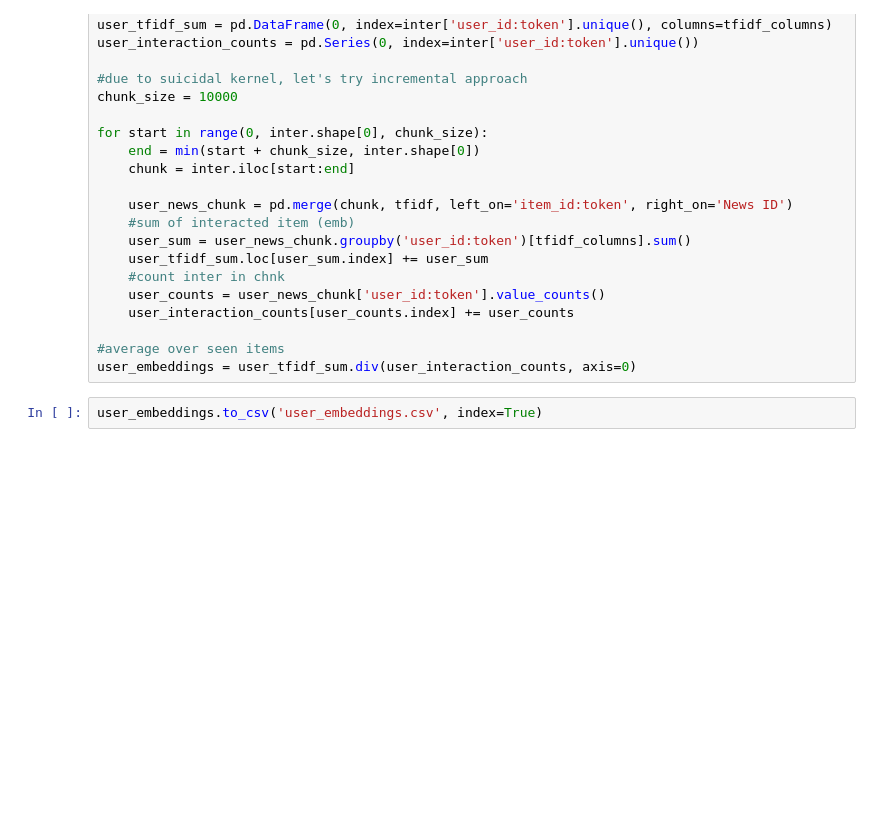
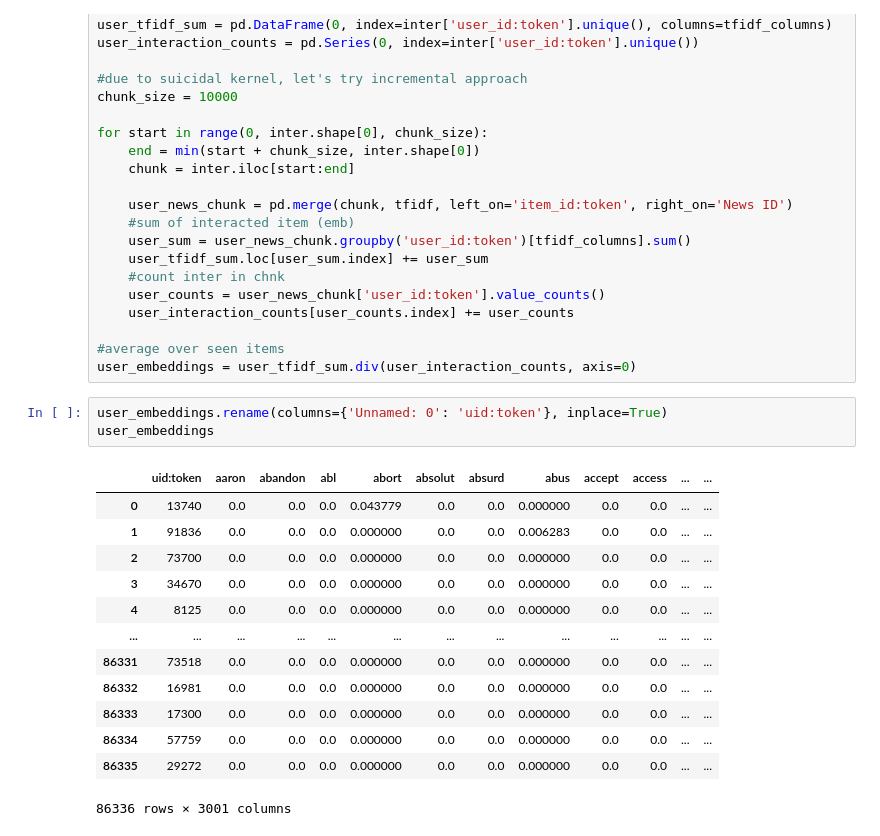
Before and after one commit to BianchiGiulia/practical_work, a Jupyter notebook: tf_idf.ipynb, the cells around one changed output. Saved outputs shown, nothing was run; the diff lists cells and outputs as text; blank space fills up the shorter version.

```diff
--- a/tf_idf.ipynb
+++ b/tf_idf.ipynb
@@ -175,5 +159,20 @@ for start in range(0, inter.shape[0], chunk_size):
 
 #average over seen items
 user_embeddings = user_tfidf_sum.div(user_interaction_counts, axis=0)
-# %%
-user_embeddings.to_csv('user_embeddings.csv', index=True)
+# %%
+user_embeddings.rename(columns={'Unnamed: 0': 'uid:token'}, inplace=True)
+user_embeddings
+# %% [output]
+|  | uid:token | aaron | abandon | abl | abort | absolut | absurd | abus | accept | access | ... | ... |
+| 0 | 13740 | 0.0 | 0.0 | 0.0 | 0.043779 | 0.0 | 0.0 | 0.000000 | 0.0 | 0.0 | ... | ... |
+| 1 | 91836 | 0.0 | 0.0 | 0.0 | 0.000000 | 0.0 | 0.0 | 0.006283 | 0.0 | 0.0 | ... | ... |
+| 2 | 73700 | 0.0 | 0.0 | 0.0 | 0.000000 | 0.0 | 0.0 | 0.000000 | 0.0 | 0.0 | ... | ... |
+| 3 | 34670 | 0.0 | 0.0 | 0.0 | 0.000000 | 0.0 | 0.0 | 0.000000 | 0.0 | 0.0 | ... | ... |
+| 4 | 8125 | 0.0 | 0.0 | 0.0 | 0.000000 | 0.0 | 0.0 | 0.000000 | 0.0 | 0.0 | ... | ... |
+| ... | ... | ... | ... | ... | ... | ... | ... | ... | ... | ... | ... | ... |
+| 86331 | 73518 | 0.0 | 0.0 | 0.0 | 0.000000 | 0.0 | 0.0 | 0.000000 | 0.0 | 0.0 | ... | ... |
+| 86332 | 16981 | 0.0 | 0.0 | 0.0 | 0.000000 | 0.0 | 0.0 | 0.000000 | 0.0 | 0.0 | ... | ... |
+| 86333 | 17300 | 0.0 | 0.0 | 0.0 | 0.000000 | 0.0 | 0.0 | 0.000000 | 0.0 | 0.0 | ... | ... |
+| 86334 | 57759 | 0.0 | 0.0 | 0.0 | 0.000000 | 0.0 | 0.0 | 0.000000 | 0.0 | 0.0 | ... | ... |
+| 86335 | 29272 | 0.0 | 0.0 | 0.0 | 0.000000 | 0.0 | 0.0 | 0.000000 | 0.0 | 0.0 | ... | ... |
+86336 rows × 3001 columns
```
Also changed, not shown: parts of 3 cells of this notebook.
